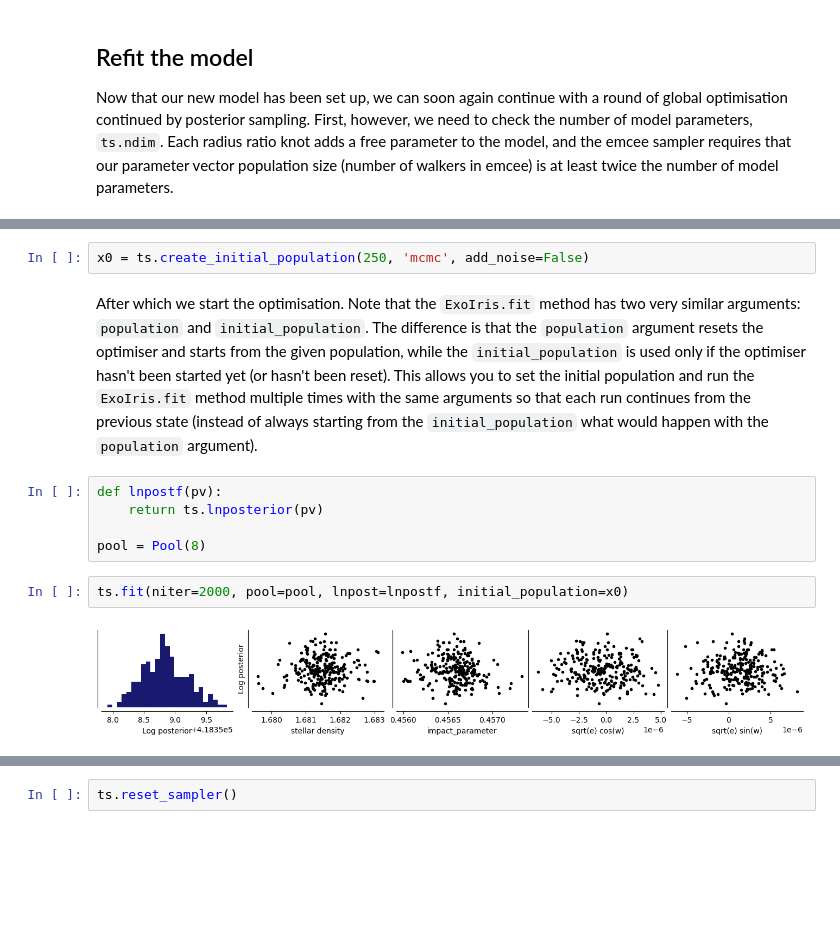
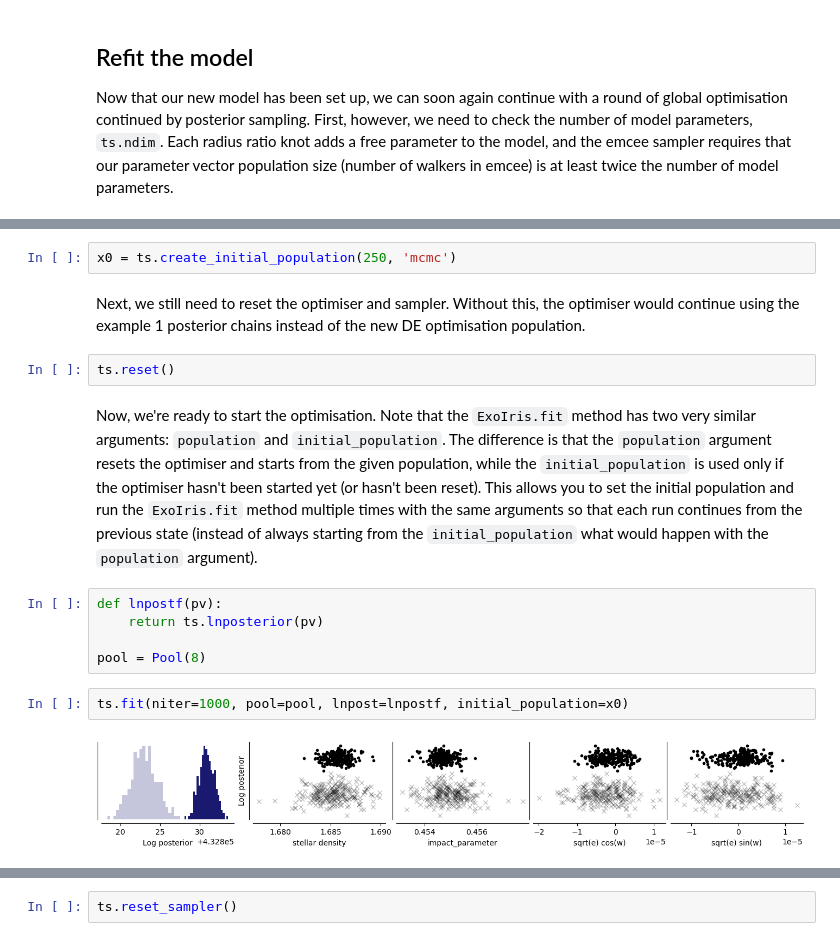
Before and after one commit to hpparvi/ExoIris, a Jupyter notebook: doc/source/examples/e01/02_increasing_knot_resolution.ipynb, the cells around one changed output, grey strips where cells are left out. Cells and saved outputs as stored; diff of their text form; blank space fills up the shorter version.

```diff
--- a/doc/source/examples/e01/02_increasing_knot_resolution.ipynb
+++ b/doc/source/examples/e01/02_increasing_knot_resolution.ipynb
@@ -70,15 +70,19 @@ So, we need a population size of at least 2 x 104 = 208, and decide to use 250.
 
 We create the optimiser's initial population using the `ExoIris.create_initial_population` method by drawing 250 random parameter vectors from the saved low-resolution model posterior sample and adding some noise to the population.
 # %%
-x0 = ts.create_initial_population(250, 'mcmc', add_noise=False)
+x0 = ts.create_initial_population(250, 'mcmc')
+# %% [markdown]
+Next, we still need to reset the optimiser and sampler. Without this, the optimiser would continue using the example 1 posterior chains instead of the new DE optimisation population.
+# %%
+ts.reset()
 # %% [markdown]
-After which we start the optimisation. Note that the `ExoIris.fit` method has two very similar arguments: `population` and `initial_population`. The difference is that the `population` argument resets the optimiser and starts from the given population, while the `initial_population` is used only if the optimiser hasn't been started yet (or hasn't been reset). This allows you to set the initial population and run the `ExoIris.fit` method multiple times with the same arguments so that each run continues from the previous state (instead of always starting from the `initial_population` what would happen with the `population` argument).
+Now, we're ready to start the optimisation. Note that the `ExoIris.fit` method has two very similar arguments: `population` and `initial_population`. The difference is that the `population` argument resets the optimiser and starts from the given population, while the `initial_population` is used only if the optimiser hasn't been started yet (or hasn't been reset). This allows you to set the initial population and run the `ExoIris.fit` method multiple times with the same arguments so that each run continues from the previous state (instead of always starting from the `initial_population` what would happen with the `population` argument).
 # %%
 def lnpostf(pv):
     return ts.lnposterior(pv)
 
 pool = Pool(8)
 # %%
-ts.fit(niter=2000, pool=pool, lnpost=lnpostf, initial_population=x0)
+ts.fit(niter=1000, pool=pool, lnpost=lnpostf, initial_population=x0)
 # %% [output]
-[figure, old version]
+[figure, new version]
```
Also changed, not shown: parts of 9 cells of this notebook, 1 other file.
